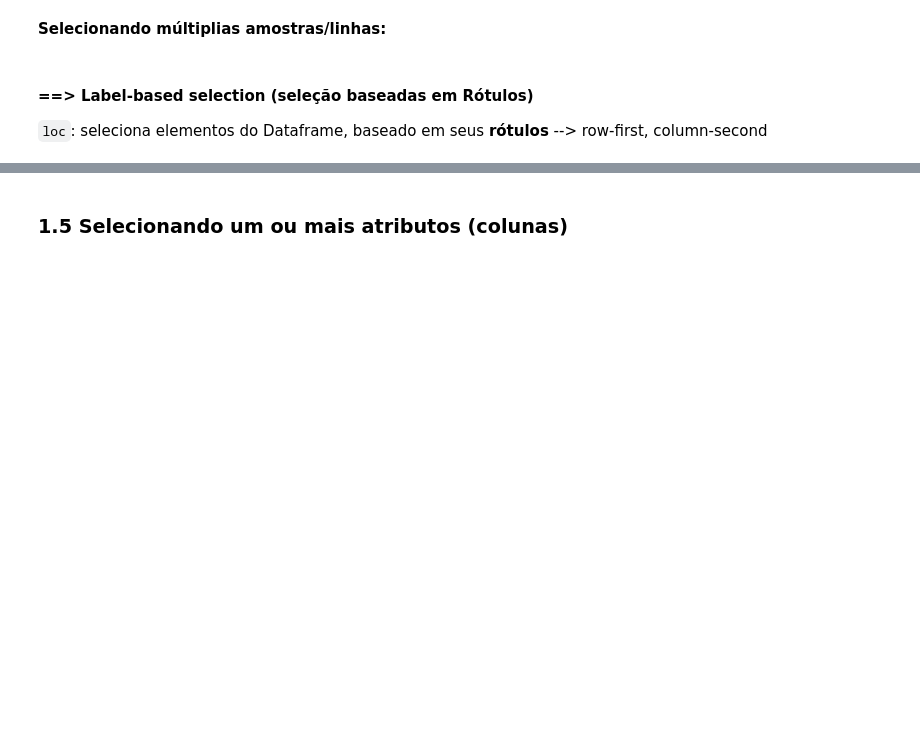
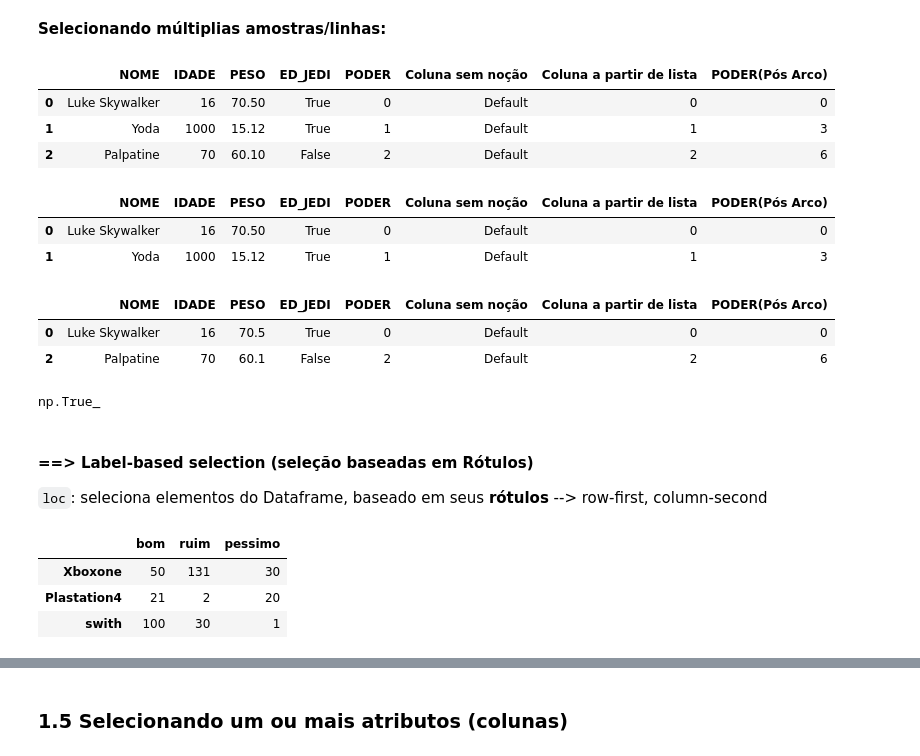
Before and after one commit to JairCipriano/projeto_machine_learning, a Jupyter notebook: projeto_pandas/manipulacao_de_dados_codigo_base.ipynb, the cells around one changed output, grey strips where cells are left out. Cells and saved outputs as stored; diff of their text form; code cells hidden in the pictures; blank space fills up the shorter version.

```diff
--- a/projeto_pandas/manipulacao_de_dados_codigo_base.ipynb
+++ b/projeto_pandas/manipulacao_de_dados_codigo_base.ipynb
@@ -482,8 +516,42 @@ Mostrando linhas específicas de um DataFrame:
 # %% [markdown]
 **Selecionando múltiplias amostras/linhas:**
+# %%
+#Selecionando as linhas do indice de 0 a 2
+personagens_df.iloc[0:3]
+# %% [output]
+|  | NOME | IDADE | PESO | ED_JEDI | PODER | Coluna sem noção | Coluna a partir de lista | PODER(Pós Arco) |
+| 0 | Luke Skywalker | 16 | 70.50 | True | 0 | Default | 0 | 0 |
+| 1 | Yoda | 1000 | 15.12 | True | 1 | Default | 1 | 3 |
+| 2 | Palpatine | 70 | 60.10 | False | 2 | Default | 2 | 6 |
+# %%
+#Selecionando os indeces de 0 a 1
+personagens_df.iloc[:2]
+# %% [output]
+|  | NOME | IDADE | PESO | ED_JEDI | PODER | Coluna sem noção | Coluna a partir de lista | PODER(Pós Arco) |
+| 0 | Luke Skywalker | 16 | 70.50 | True | 0 | Default | 0 | 0 |
+| 1 | Yoda | 1000 | 15.12 | True | 1 | Default | 1 | 3 |
+# %%
+#Selecionando as linhas e indices 0 e 2
+personagens_df.iloc[[0,2]]
+# %% [output]
+|  | NOME | IDADE | PESO | ED_JEDI | PODER | Coluna sem noção | Coluna a partir de lista | PODER(Pós Arco) |
+| 0 | Luke Skywalker | 16 | 70.5 | True | 0 | Default | 0 | 0 |
+| 2 | Palpatine | 70 | 60.1 | False | 2 | Default | 2 | 6 |
+# %%
+#Retornar i valor do indice 1 e da coluna 3(ED_JEDI)
+personagens_df.iloc[1, 3]
+# %% [output]
+np.True_
 # %%
 # e assim por diante!
 # %% [markdown]
 #### **==>  Label-based selection (seleção baseadas em Rótulos)**
 
 `loc`: seleciona elementos do Dataframe, baseado em seus **rótulos** --> row-first, column-second
+# %%
+pesquisa_de_satisfacao
+# %% [output]
+|  | bom | ruim | pessimo |
+| Xboxone | 50 | 131 | 30 |
+| Plastation4 | 21 | 2 | 20 |
+| swith | 100 | 30 | 1 |
```
Also changed, not shown: parts of 35 cells of this notebook, 1 other file.
